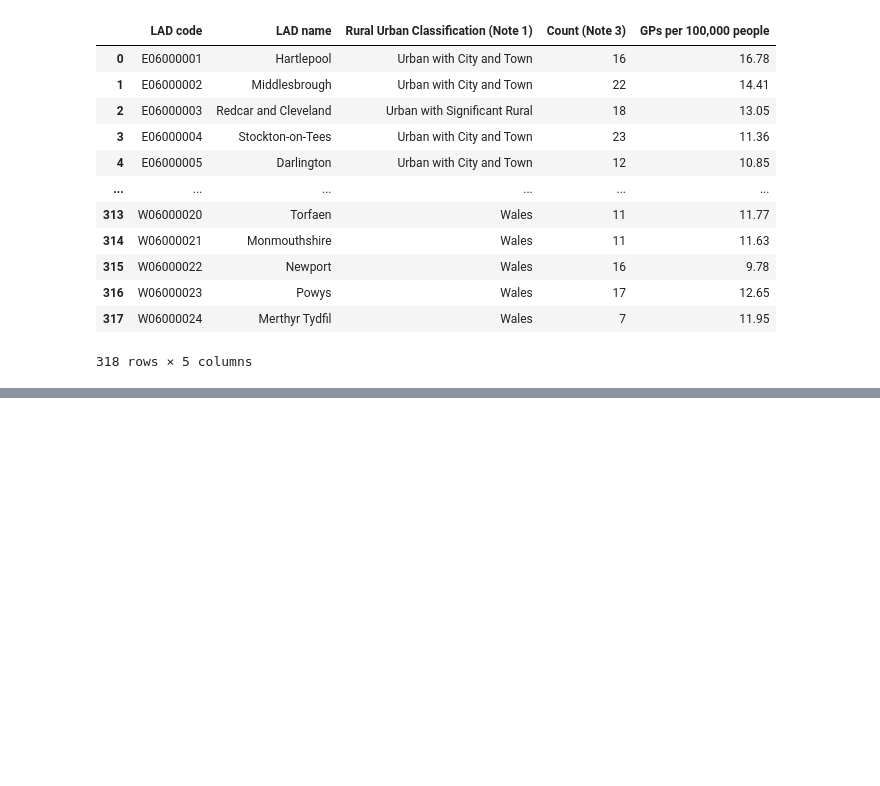
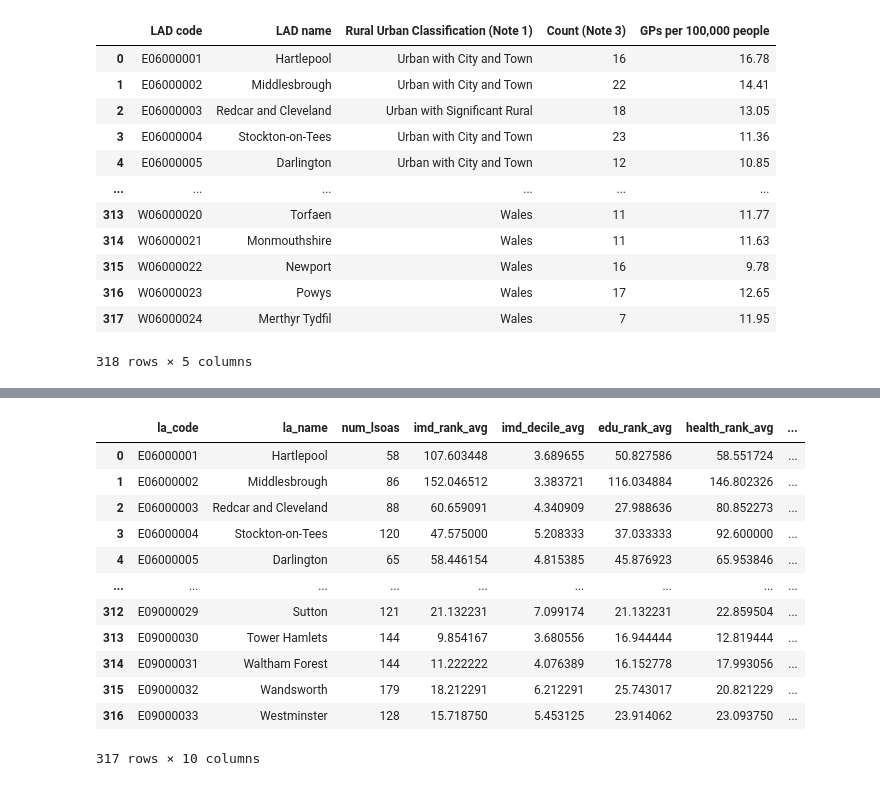
Before and after one commit to Luyandamuraya/health-inequality-analysis, a Jupyter notebook: notebooks/01_prj_uk_health_inequality.ipynb, the cells around one changed output, grey strips where cells are left out. Cells and saved outputs as stored; diff of their text form; code cells hidden in the pictures; blank space fills up the shorter version.

```diff
--- a/notebooks/01_prj_uk_health_inequality.ipynb
+++ b/notebooks/01_prj_uk_health_inequality.ipynb
@@ -278,0 +474,11 @@ result_df
+# %%
+df= pd.read_csv("/Users/lulum/Documents/Coding Projects/01 PRJ  - UK Health Inequality/datasets/imd_2019_index_of_multiple_deprivation.csv")
+dff= pd.read_csv("/Users/lulum/Documents/Coding Projects/01 PRJ  - UK Health Inequality/datasets/domains_of_deprivation.csv")
+
+
+conn = sqlite3.connect("health_inequality.db")
+df.to_sql("num_deprivationscore", conn, index=False, if_exists="replace")
+dff.to_sql("domains_of_deprivation", conn, index=False, if_exists="replace")
+
+
+df
@@ -278,0 +499,50 @@ result_df
+# %%
+
+query = """
+DROP VIEW IF EXISTS deprivation_la;
+
+
+CREATE VIEW deprivation_la AS
+SELECT
+    dep.`Local Authority District code (2019)` AS la_code,
+    dep.`Local Authority District name (2019)` AS la_name,
+    COUNT(*) AS num_lsoas,
+    AVG(dep.`Index of Multiple Deprivation (IMD) Rank (where 1 is most deprived)`)AS imd_rank_avg,
+    AVG(dep.`Index of Multiple Deprivation (IMD) Decile (where 1 is most deprived 10% of LSOAs)`)AS imd_decile_avg,
+    AVG(dep.`Education, Skills and Training Rank (where 1 is most deprived)`)AS edu_rank_avg,
+    AVG(dep.`Health Deprivation and Disability Rank (where 1 is most deprived)`)AS health_rank_avg,
+    AVG(dep.`Barriers to Housing and Services Rank (where 1 is most deprived)`)AS barriers_rank_avg,
+    AVG(dep.`Living Environment Rank (where 1 is most deprived)`) AS living_env_rank_avg,
+    AVG(dep.`Employment Rank (where 1 is most deprived)`) AS employment_rank_avg
+FROM domains_of_deprivation dep
+GROUP BY
+    dep.`Local Authority District code (2019)`,
+    dep.`Local Authority District name (2019)`;
+"""
+
+conn.executescript(query)
+
+query = """
+SELECT
+    *
+FROM
+    deprivation_la
+
+ """
+
+result_df = pd.read_sql(query, conn)
+result_df
+# %% [output]
+|  | la_code | la_name | num_lsoas | imd_rank_avg | imd_decile_avg | edu_rank_avg | health_rank_avg | ... |
+| 0 | E06000001 | Hartlepool | 58 | 107.603448 | 3.689655 | 50.827586 | 58.551724 | ... |
+| 1 | E06000002 | Middlesbrough | 86 | 152.046512 | 3.383721 | 116.034884 | 146.802326 | ... |
+| 2 | E06000003 | Redcar and Cleveland | 88 | 60.659091 | 4.340909 | 27.988636 | 80.852273 | ... |
+| 3 | E06000004 | Stockton-on-Tees | 120 | 47.575000 | 5.208333 | 37.033333 | 92.600000 | ... |
+| 4 | E06000005 | Darlington | 65 | 58.446154 | 4.815385 | 45.876923 | 65.953846 | ... |
+| ... | ... | ... | ... | ... | ... | ... | ... | ... |
+| 312 | E09000029 | Sutton | 121 | 21.132231 | 7.099174 | 21.132231 | 22.859504 | ... |
+| 313 | E09000030 | Tower Hamlets | 144 | 9.854167 | 3.680556 | 16.944444 | 12.819444 | ... |
+| 314 | E09000031 | Waltham Forest | 144 | 11.222222 | 4.076389 | 16.152778 | 17.993056 | ... |
+| 315 | E09000032 | Wandsworth | 179 | 18.212291 | 6.212291 | 25.743017 | 20.821229 | ... |
+| 316 | E09000033 | Westminster | 128 | 15.718750 | 5.453125 | 23.914062 | 23.093750 | ... |
+317 rows × 10 columns
```
Also changed, not shown: parts of 60 cells of this notebook.
